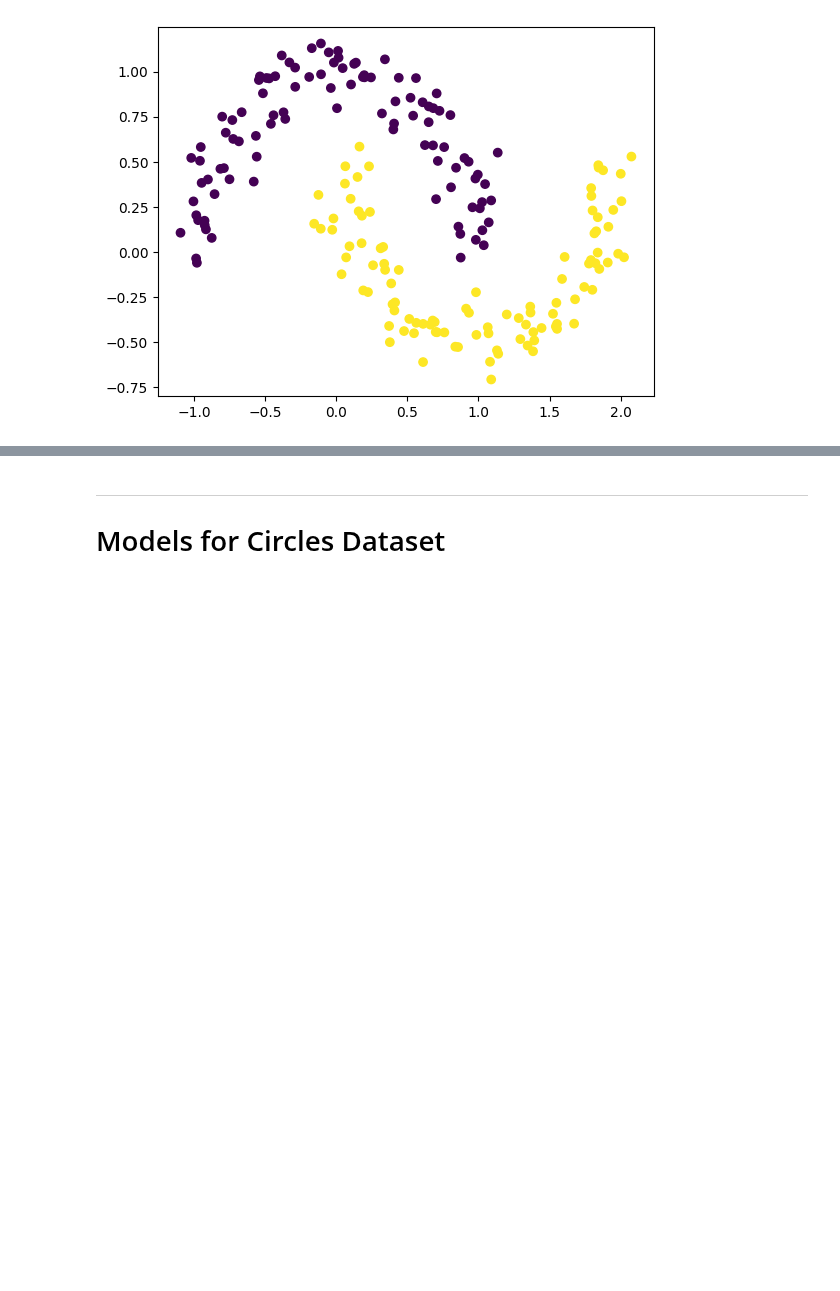
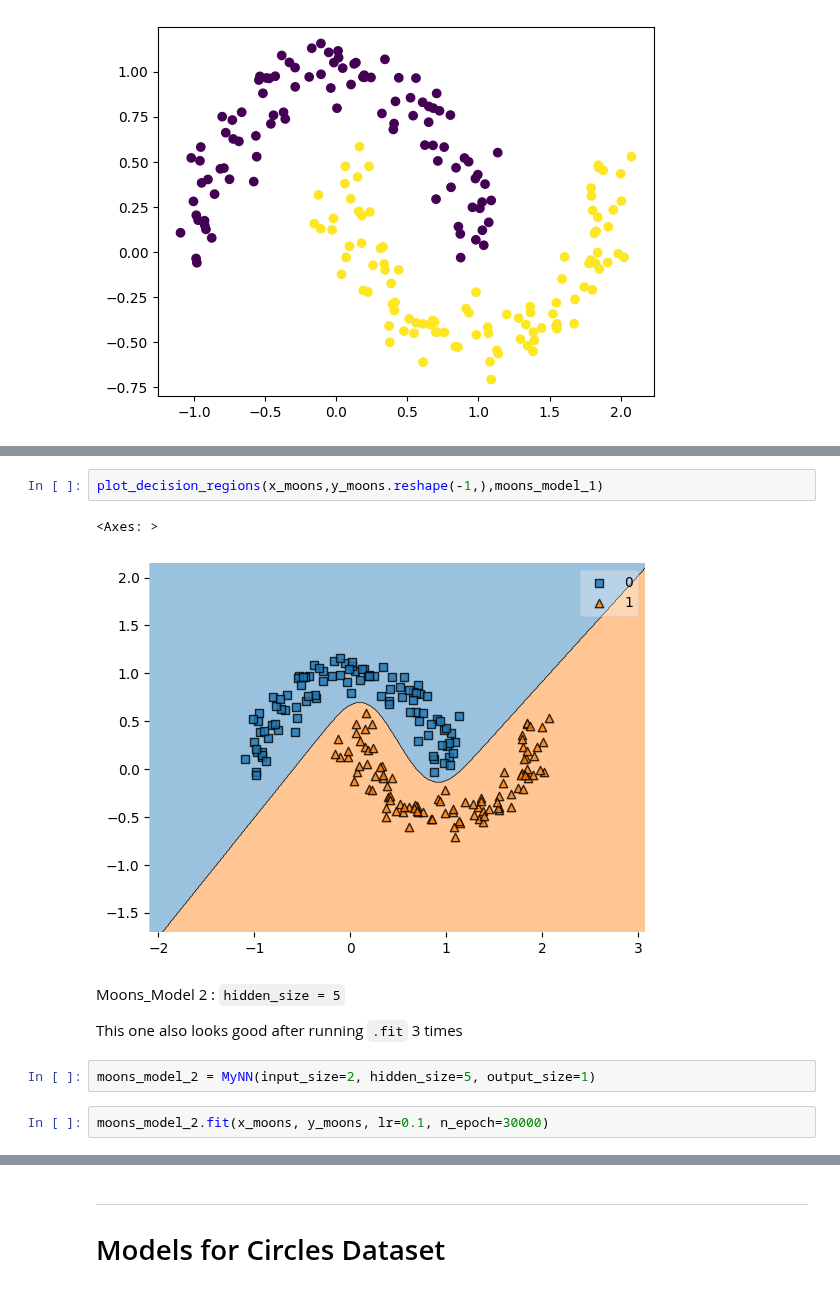
Before and after one commit to Nick-Azzarano/Machine-Learning-Practice, a Jupyter notebook: Spring2025/Homeworks/HW9_Azzarano_Nick.ipynb, the cells around one changed output, grey strips where cells are left out. Drawn from its saved outputs; the diff is of its cells as text; blank space fills up the shorter version.

```diff
--- a/Spring2025/Homeworks/HW9_Azzarano_Nick.ipynb
+++ b/Spring2025/Homeworks/HW9_Azzarano_Nick.ipynb
@@ -247,0 +261,13 @@ plt.scatter(x_moons[:,0], x_moons[:,1], c=y_moons)
+# %%
+plot_decision_regions(x_moons,y_moons.reshape(-1,),moons_model_1)
+# %% [output]
+<Axes: >
+[figure, added]
+# %% [markdown]
+Moons_Model 2 : `hidden_size = 5`
+
+This one also looks good after running `.fit` 3 times
+# %%
+moons_model_2 = MyNN(input_size=2, hidden_size=5, output_size=1)
+# %%
+moons_model_2.fit(x_moons, y_moons, lr=0.1, n_epoch=30000)
```
Also changed, not shown: parts of 11 cells of this notebook.
